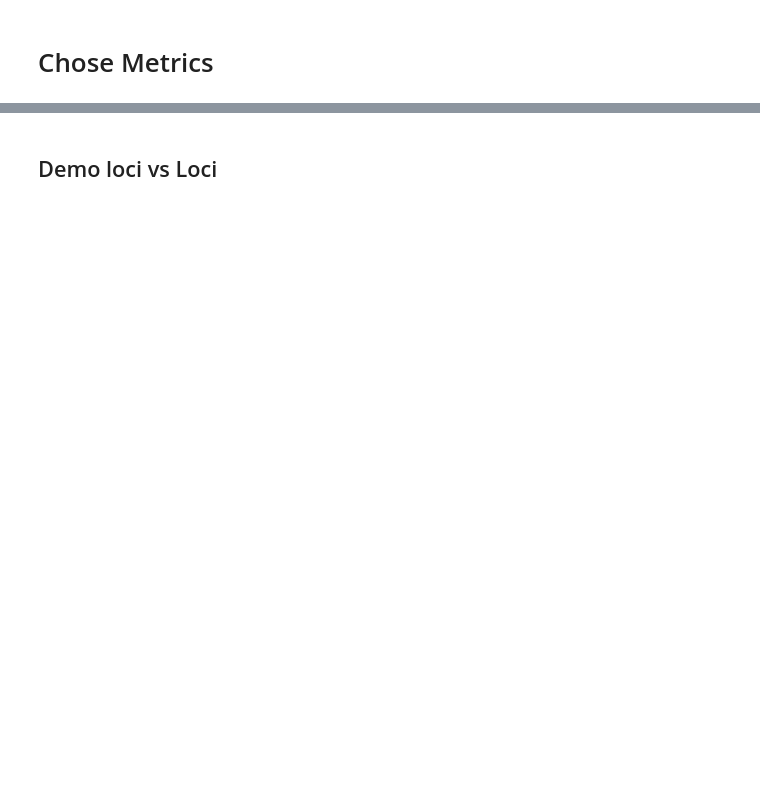
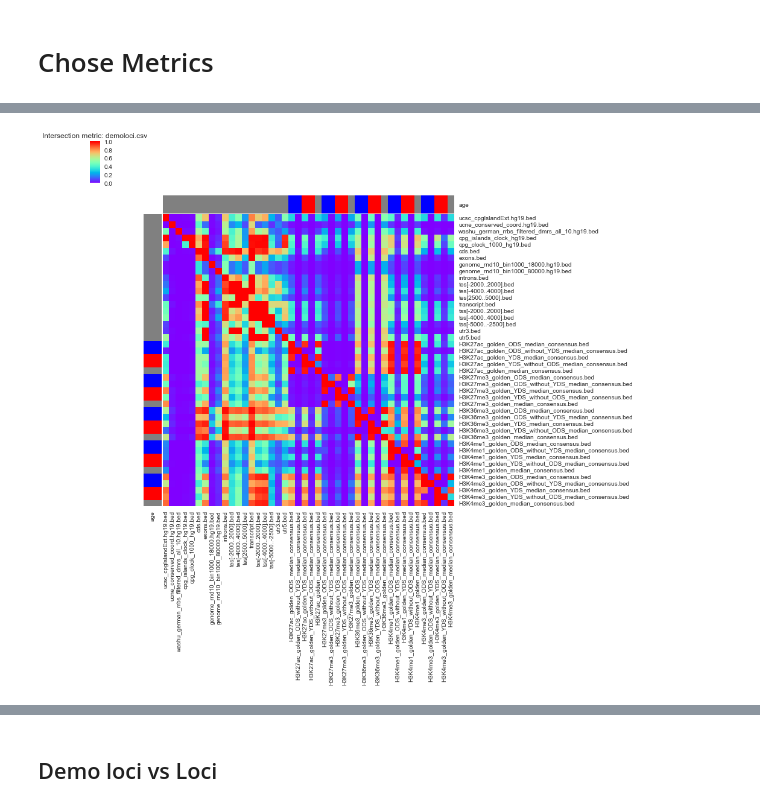
Before and after one commit to JetBrains-Research/washu, a Jupyter notebook: notebooks/Interesting Bed vs ChromHMM.ipynb, the cells around one changed output, grey strips where cells are left out. Cells and saved outputs as stored; diff of their text form; code cells hidden in the pictures; blank space fills up the shorter version.

```diff
--- a/notebooks/Interesting Bed vs ChromHMM.ipynb
+++ b/notebooks/Interesting Bed vs ChromHMM.ipynb
@@ -432,3 +301,8 @@ len(paths)
 # %%
-bm.process_intersection_metric(paths, paths, results_dir / "demoloci.csv", figsize=(5,5), threads=THREADS_N)
+process_intersection_metric(paths, paths, results_dir / "demoloci.csv",
+                            row_cluster=False, col_cluster=False,
+                            figsize=(15,15))
+None
+# %% [output]
+[figure, added]
 # %%
```
Also changed, not shown: parts of 38 cells of this notebook.
